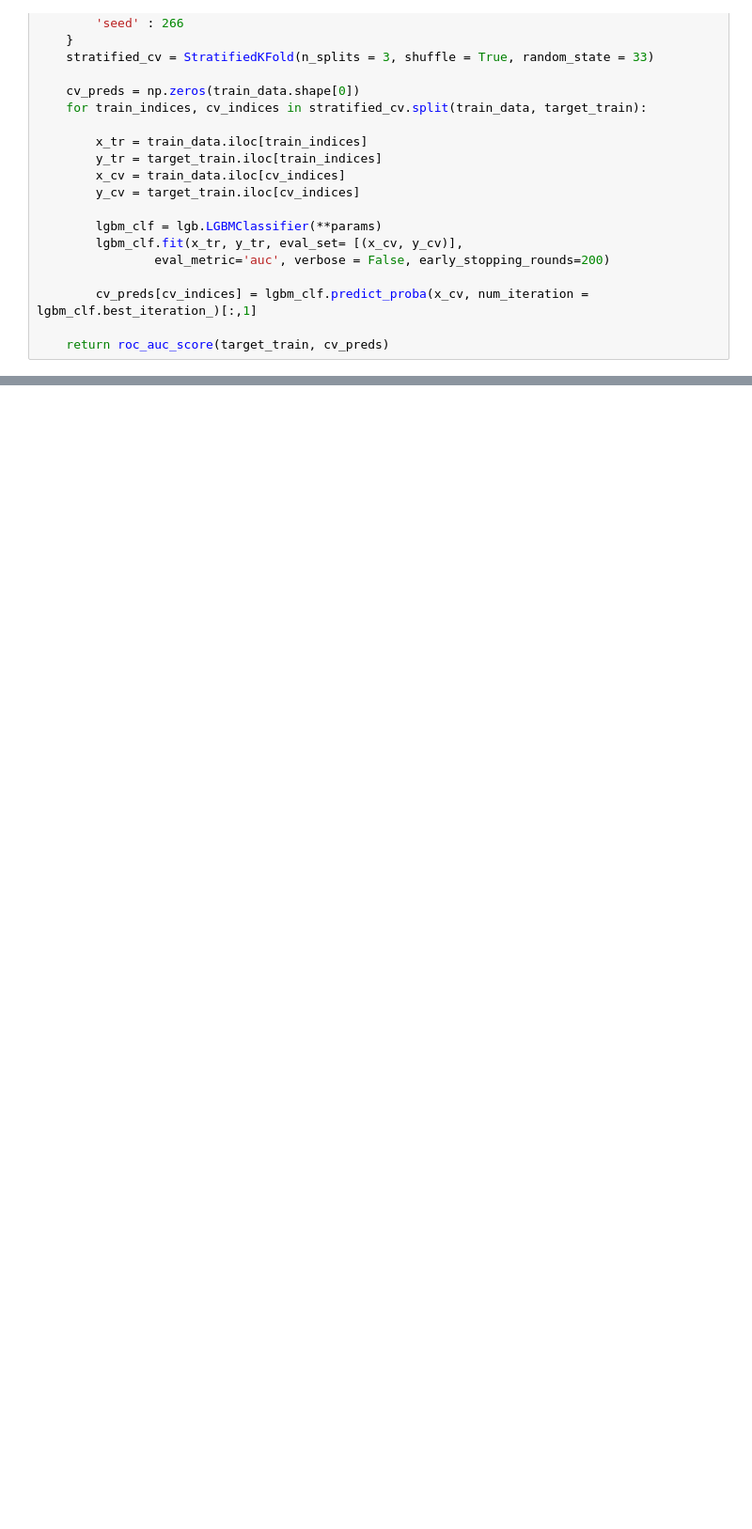
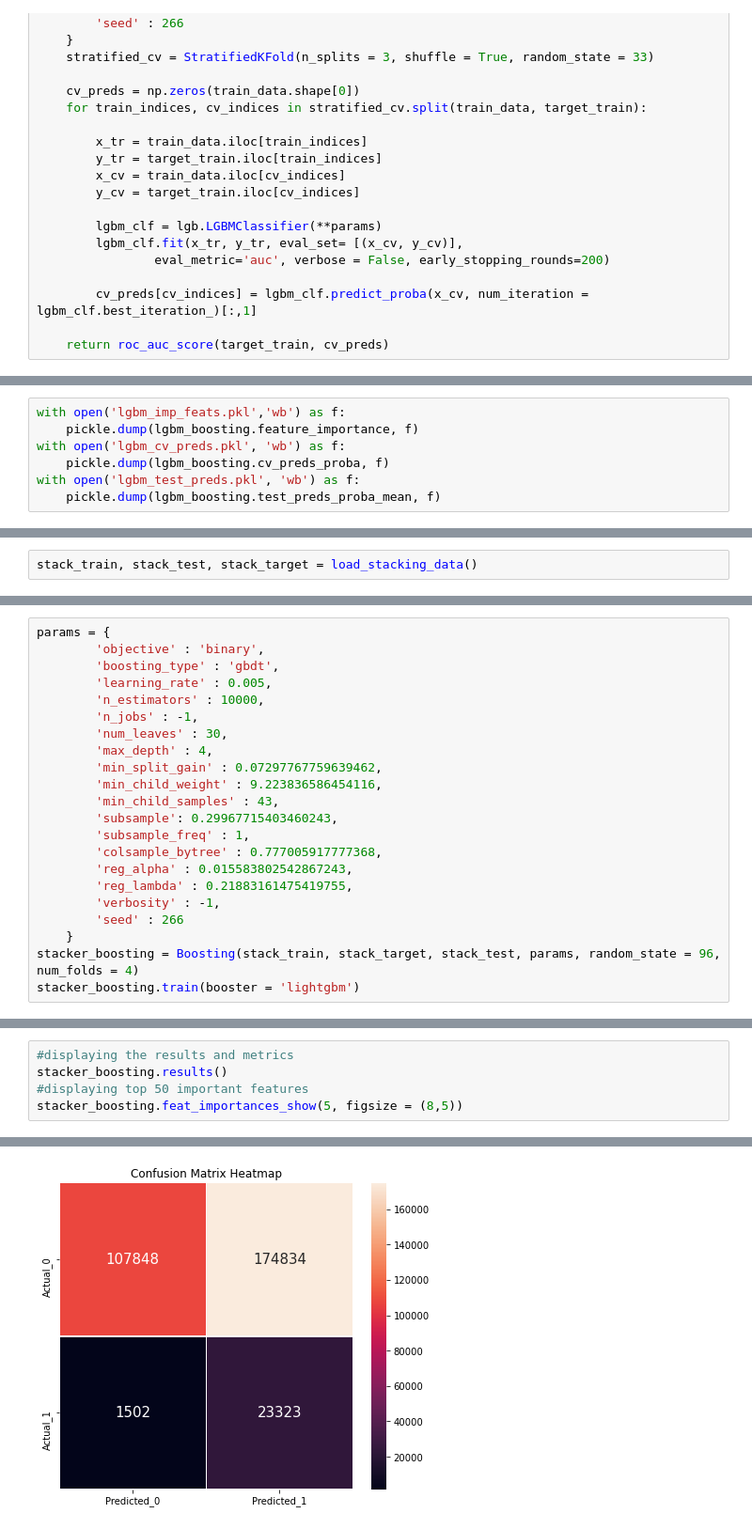
Before and after one commit to ycheng22/Home_Credit_Default_Risk, a Jupyter notebook: 2_Feature_Engineering_and _Modeling.ipynb, the cells around one changed output, grey strips where cells are left out. Shown at 94% size. Cells and saved outputs as stored; diff of their text form; blank space fills up the shorter version.

```diff
--- a/2_Feature_Engineering_and _Modeling.ipynb
+++ b/2_Feature_Engineering_and _Modeling.ipynb
@@ -4285,0 +4507,7 @@ XGB_model_df.to_csv('XGBoost_3folds_final.csv',index = False)
+# %%
+with open('lgbm_imp_feats.pkl','wb') as f:
+    pickle.dump(lgbm_boosting.feature_importance, f)
+with open('lgbm_cv_preds.pkl', 'wb') as f:
+    pickle.dump(lgbm_boosting.cv_preds_proba, f)
+with open('lgbm_test_preds.pkl', 'wb') as f:
+    pickle.dump(lgbm_boosting.test_preds_proba_mean, f)
@@ -4285,0 +4591,2 @@ XGB_model_df.to_csv('XGBoost_3folds_final.csv',index = False)
+# %%
+stack_train, stack_test, stack_target = load_stacking_data()
@@ -4285,0 +4710,22 @@ XGB_model_df.to_csv('XGBoost_3folds_final.csv',index = False)
+# %%
+params = {
+        'objective' : 'binary',
+        'boosting_type' : 'gbdt',
+        'learning_rate' : 0.005,
+        'n_estimators' : 10000,
+        'n_jobs' : -1,
+        'num_leaves' : 30,
+        'max_depth' : 4,
+        'min_split_gain' : 0.07297767759639462,
+        'min_child_weight' : 9.223836586454116,
+        'min_child_samples' : 43,
+        'subsample': 0.29967715403460243,
+        'subsample_freq' : 1,
+        'colsample_bytree' : 0.777005917777368,
+        'reg_alpha' : 0.015583802542867243,
+        'reg_lambda' : 0.21883161475419755,
+        'verbosity' : -1,
+        'seed' : 266
+    }
+stacker_boosting = Boosting(stack_train, stack_target, stack_test, params, random_state = 96, num_folds = 4)
+stacker_boosting.train(booster = 'lightgbm')
@@ -4285,0 +4750,6 @@ XGB_model_df.to_csv('XGBoost_3folds_final.csv',index = False)
+# %%
+#displaying the results and metrics
+stacker_boosting.results()
+#displaying top 50 important features
+stacker_boosting.feat_importances_show(5, figsize = (8,5))
+# %% [output]
@@ -4285,0 +4770 @@ XGB_model_df.to_csv('XGBoost_3folds_final.csv',index = False)
+[figure, added]
```
Also changed, not shown: parts of 48 cells of this notebook.
